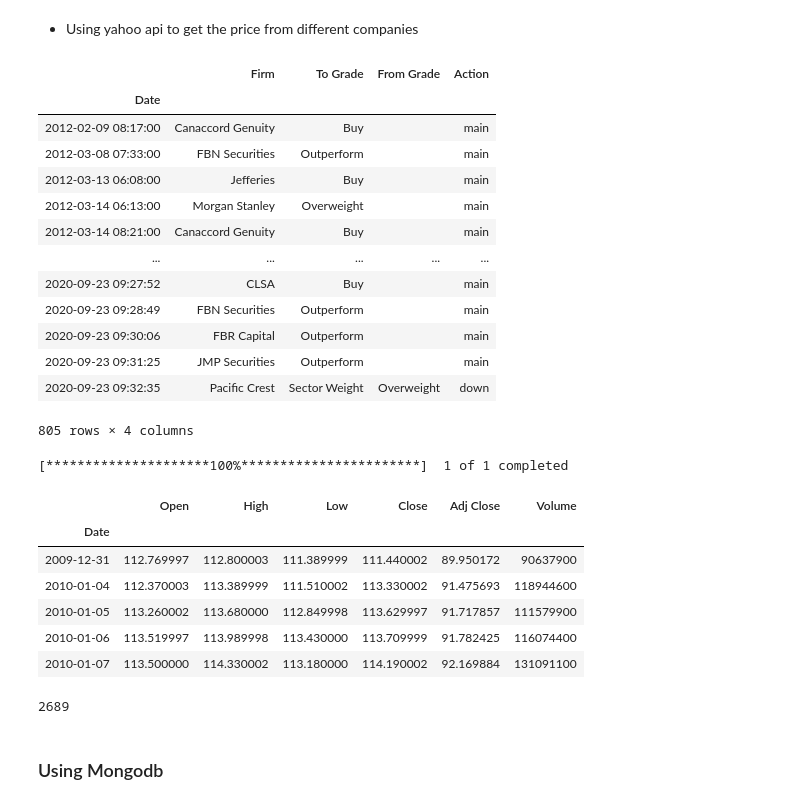
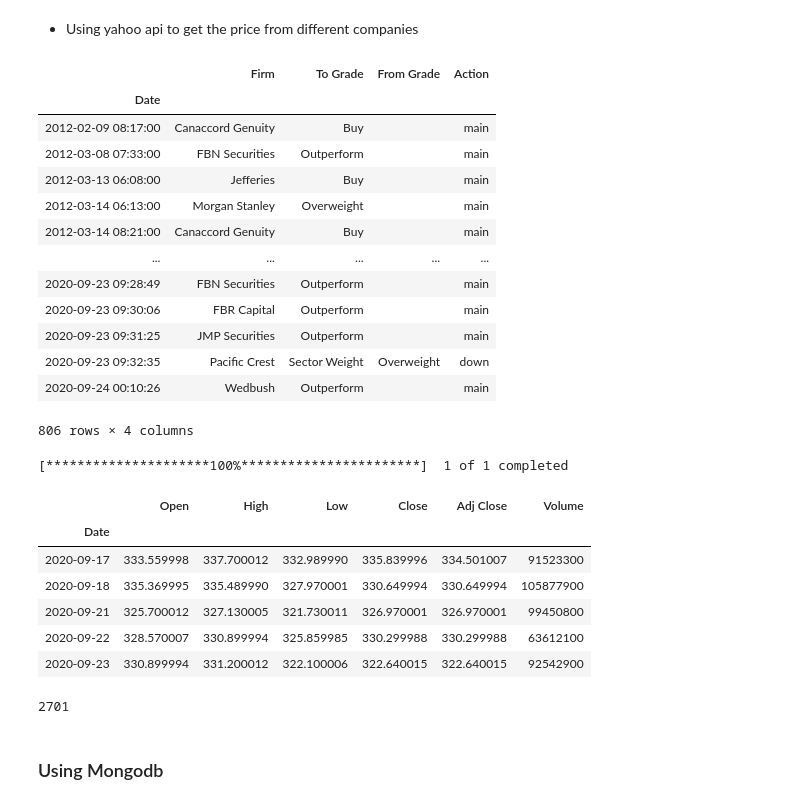
Before and after one commit to rorrot/trading_project, a Jupyter notebook: Trading.ipynb, the cells around one changed output. Cells and saved outputs as stored; diff of their text form; code cells hidden in the pictures.

```diff
--- a/Trading.ipynb
+++ b/Trading.ipynb
@@ -10,7 +11,7 @@ import os
 # %%
 tickerSymbol = "AAPL"
 tickerData = yf.Ticker(tickerSymbol)
-apple = tickerData.history(period='1d', start='2010-1-1', end="2020-9-23")
+apple = tickerData.history(period='1d', start='2010-1-1', end= datetime.datetime.now().date())
 tickerData.recommendations
 # %% [output]
 |  | Firm | To Grade | From Grade | Action |
@@ -21,37 +22,37 @@ tickerData.recommendations
 | 2012-03-14 06:13:00 | Morgan Stanley | Overweight |  | main |
 | 2012-03-14 08:21:00 | Canaccord Genuity | Buy |  | main |
 | ... | ... | ... | ... | ... |
-| 2020-09-23 09:27:52 | CLSA | Buy |  | main |
 | 2020-09-23 09:28:49 | FBN Securities | Outperform |  | main |
 | 2020-09-23 09:30:06 | FBR Capital | Outperform |  | main |
 | 2020-09-23 09:31:25 | JMP Securities | Outperform |  | main |
 | 2020-09-23 09:32:35 | Pacific Crest | Sector Weight | Overweight | down |
+| 2020-09-24 00:10:26 | Wedbush | Outperform |  | main |
-805 rows × 4 columns
+806 rows × 4 columns
 # %%
 import datetime
 
 start_sp = datetime.datetime(2010, 1, 1)
-end_sp = datetime.datetime(2020, 9, 22)
+end_sp = datetime.datetime.now().date()
 # %%
 from pandas_datareader import data as pdr
 #import fix_yahoo_finance as yf
 yf.pdr_override() # <== that's all it takes :-)
 SP500 = pdr.get_data_yahoo('SPY', start_sp, end_sp)
 
-SP500.head()
+SP500.tail()
 # %% [output]
 [*********************100%***********************]  1 of 1 completed
 |  | Open | High | Low | Close | Adj Close | Volume |
 | Date |  |  |  |  |  |  |
-| 2009-12-31 | 112.769997 | 112.800003 | 111.389999 | 111.440002 | 89.950172 | 90637900 |
-| 2010-01-04 | 112.370003 | 113.389999 | 111.510002 | 113.330002 | 91.475693 | 118944600 |
-| 2010-01-05 | 113.260002 | 113.680000 | 112.849998 | 113.629997 | 91.717857 | 111579900 |
-| 2010-01-06 | 113.519997 | 113.989998 | 113.430000 | 113.709999 | 91.782425 | 116074400 |
-| 2010-01-07 | 113.500000 | 114.330002 | 113.180000 | 114.190002 | 92.169884 | 131091100 |
+| 2020-09-17 | 333.559998 | 337.700012 | 332.989990 | 335.839996 | 334.501007 | 91523300 |
+| 2020-09-18 | 335.369995 | 335.489990 | 327.970001 | 330.649994 | 330.649994 | 105877900 |
+| 2020-09-21 | 325.700012 | 327.130005 | 321.730011 | 326.970001 | 326.970001 | 99450800 |
+| 2020-09-22 | 328.570007 | 330.899994 | 325.859985 | 330.299988 | 330.299988 | 63612100 |
+| 2020-09-23 | 330.899994 | 331.200012 | 322.100006 | 322.640015 | 322.640015 | 92542900 |
 # %%
 len(SP500)#2689
 # %% [output]
-2689
+2701
 # %% [markdown]
 ### Using Mongodb
 # %%
```
Also changed, not shown: parts of 28 cells of this notebook, 2 other files.
